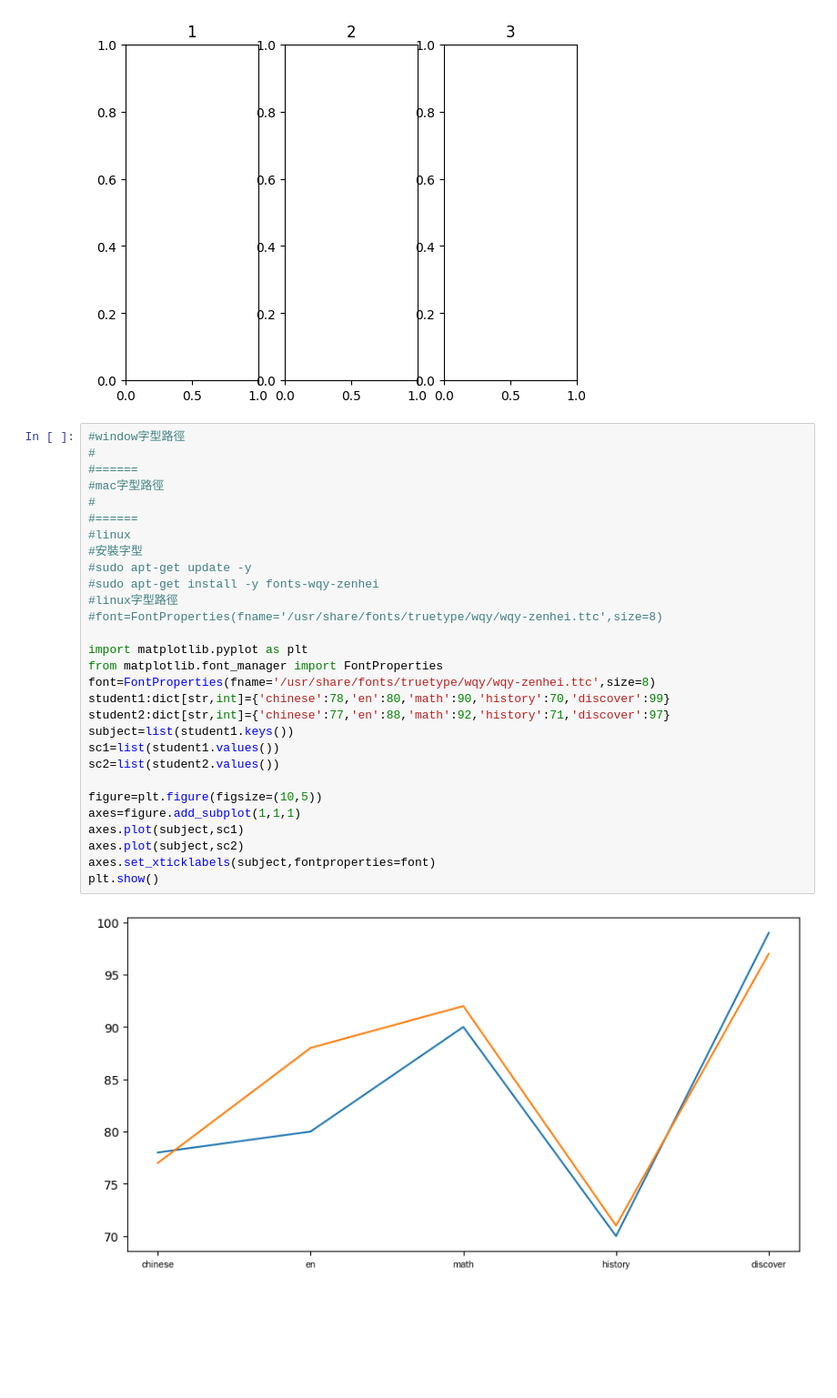
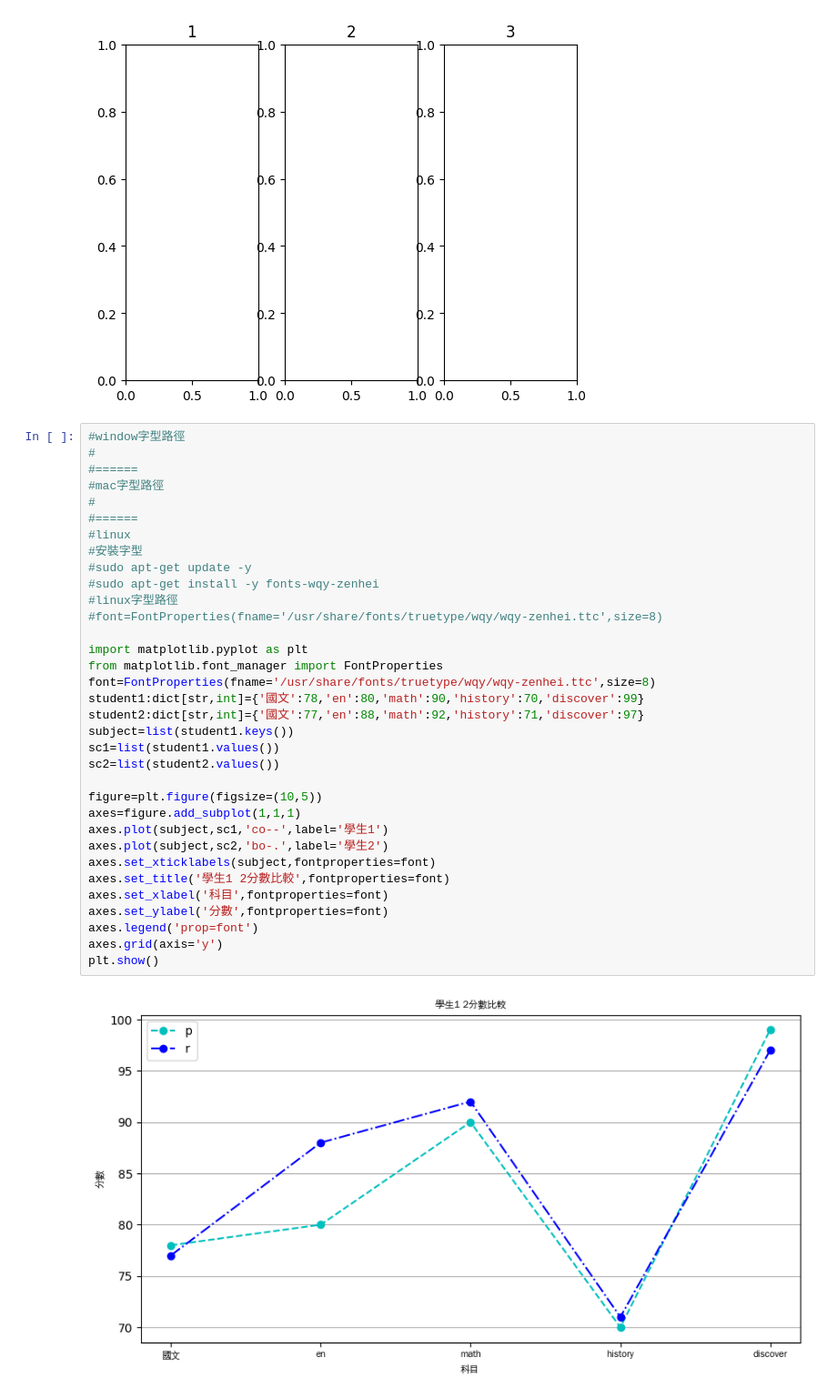
Before and after one commit to WUnienen/0729_24_AI, a Jupyter notebook: lesson13/lesson13_1.ipynb, the cells around one changed output. Shown at 91% size. Cells and saved outputs as stored; diff of their text form; blank space fills up the shorter version.

```diff
--- a/lesson13/lesson13_1.ipynb
+++ b/lesson13/lesson13_1.ipynb
@@ -32,31 +32,36 @@ plt.show()
 # %%
 #window字型路徑
 #
 #======
 #mac字型路徑
 #
 #======
 #linux
 #安裝字型
 #sudo apt-get update -y
 #sudo apt-get install -y fonts-wqy-zenhei
 #linux字型路徑
 #font=FontProperties(fname='/usr/share/fonts/truetype/wqy/wqy-zenhei.ttc',size=8)
 
 import matplotlib.pyplot as plt
 from matplotlib.font_manager import FontProperties
 font=FontProperties(fname='/usr/share/fonts/truetype/wqy/wqy-zenhei.ttc',size=8)
-student1:dict[str,int]={'chinese':78,'en':80,'math':90,'history':70,'discover':99}
-student2:dict[str,int]={'chinese':77,'en':88,'math':92,'history':71,'discover':97}
+student1:dict[str,int]={'國文':78,'en':80,'math':90,'history':70,'discover':99}
+student2:dict[str,int]={'國文':77,'en':88,'math':92,'history':71,'discover':97}
 subject=list(student1.keys())
 sc1=list(student1.values())
 sc2=list(student2.values())
 
 figure=plt.figure(figsize=(10,5))
 axes=figure.add_subplot(1,1,1)
-axes.plot(subject,sc1)
-axes.plot(subject,sc2)
+axes.plot(subject,sc1,'co--',label='學生1')
+axes.plot(subject,sc2,'bo-.',label='學生2')
 axes.set_xticklabels(subject,fontproperties=font)
+axes.set_title('學生1 2分數比較',fontproperties=font)
+axes.set_xlabel('科目',fontproperties=font)
+axes.set_ylabel('分數',fontproperties=font)
+axes.legend('prop=font')
+axes.grid(axis='y')
 plt.show()
 # %% [output]
-[figure, old version]
+[figure, new version]
```
